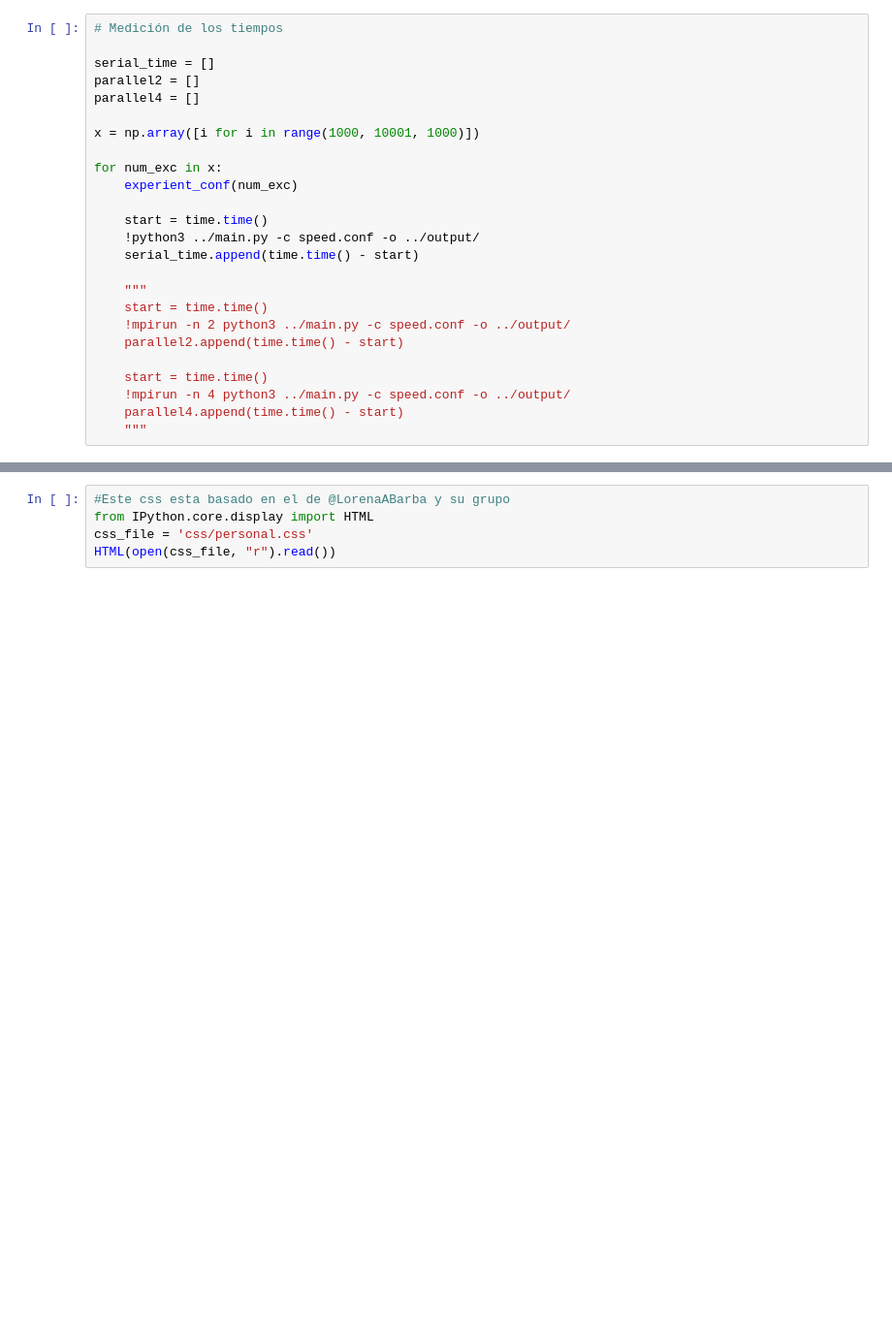
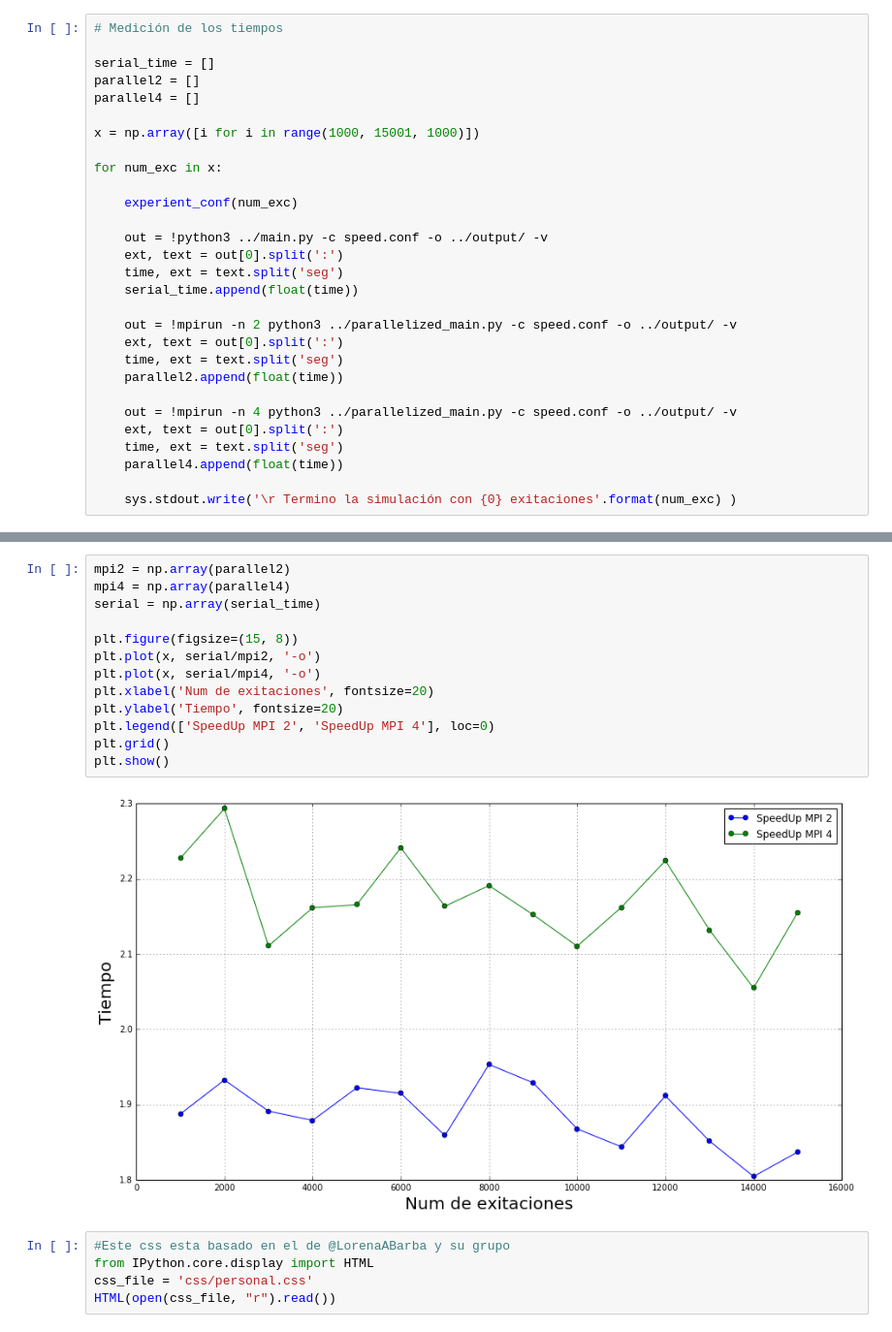
Before and after one commit to pewen/ten, a Jupyter notebook: IPython_notebook/08_SpeedUp.ipynb, the cells around one changed output, grey strips where cells are left out. Shown at 97% size. Cells and saved outputs as stored; diff of their text form; blank space fills up the shorter version.

Commit message:
agregado el notebook 8_speedup

```diff
--- a/IPython_notebook/08_SpeedUp.ipynb
+++ b/IPython_notebook/08_SpeedUp.ipynb
@@ -40,22 +44,26 @@ serial_time = []
 parallel2 = []
 parallel4 = []
 
-x = np.array([i for i in range(1000, 10001, 1000)])
+x = np.array([i for i in range(1000, 15001, 1000)])
 
 for num_exc in x:
+
     experient_conf(num_exc)
 
-    start = time.time()
-    !python3 ../main.py -c speed.conf -o ../output/
-    serial_time.append(time.time() - start)
+    out = !python3 ../main.py -c speed.conf -o ../output/ -v
+    ext, text = out[0].split(':')
+    time, ext = text.split('seg')
+    serial_time.append(float(time))
 
-    """
-    start = time.time()
-    !mpirun -n 2 python3 ../main.py -c speed.conf -o ../output/
-    parallel2.append(time.time() - start)
+    out = !mpirun -n 2 python3 ../parallelized_main.py -c speed.conf -o ../output/ -v
+    ext, text = out[0].split(':')
+    time, ext = text.split('seg')
+    parallel2.append(float(time))
 
-    start = time.time()
-    !mpirun -n 4 python3 ../main.py -c speed.conf -o ../output/
-    parallel4.append(time.time() - start)
-    """
+    out = !mpirun -n 4 python3 ../parallelized_main.py -c speed.conf -o ../output/ -v
+    ext, text = out[0].split(':')
+    time, ext = text.split('seg')
+    parallel4.append(float(time))
+
+    sys.stdout.write('\r Termino la simulación con {0} exitaciones'.format(num_exc) )
 # %% [output]
@@ -91,3 +102,18 @@ plt.grid(True)
+# %%
+mpi2 = np.array(parallel2)
+mpi4 = np.array(parallel4)
+serial = np.array(serial_time)
+
+plt.figure(figsize=(15, 8))
+plt.plot(x, serial/mpi2, '-o')
+plt.plot(x, serial/mpi4, '-o')
+plt.xlabel('Num de exitaciones', fontsize=20)
+plt.ylabel('Tiempo', fontsize=20)
+plt.legend(['SpeedUp MPI 2', 'SpeedUp MPI 4'], loc=0)
+plt.grid()
+plt.show()
+# %% [output]
+[figure, added]
 # %%
 #Este css esta basado en el de @LorenaABarba y su grupo
 from IPython.core.display import HTML
```
Also changed, not shown: parts of 8 cells of this notebook.
